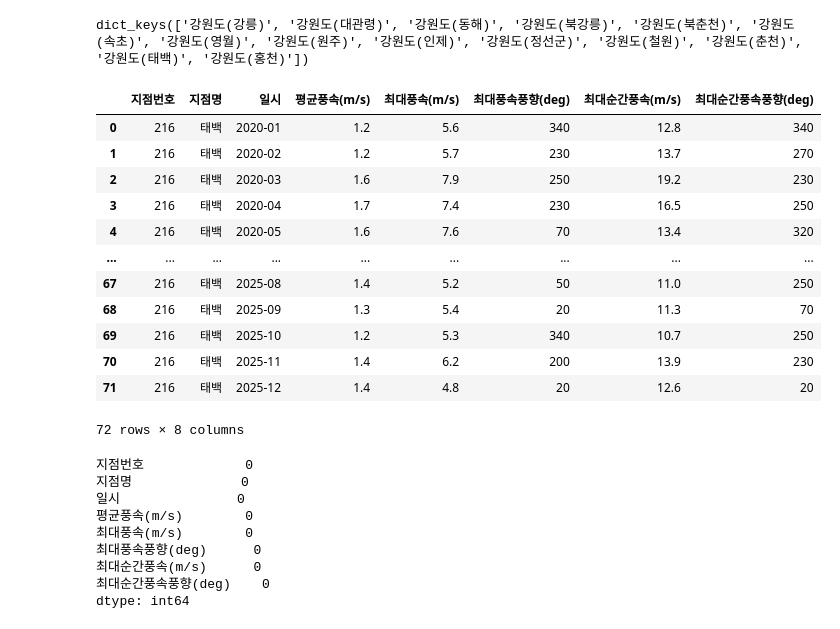
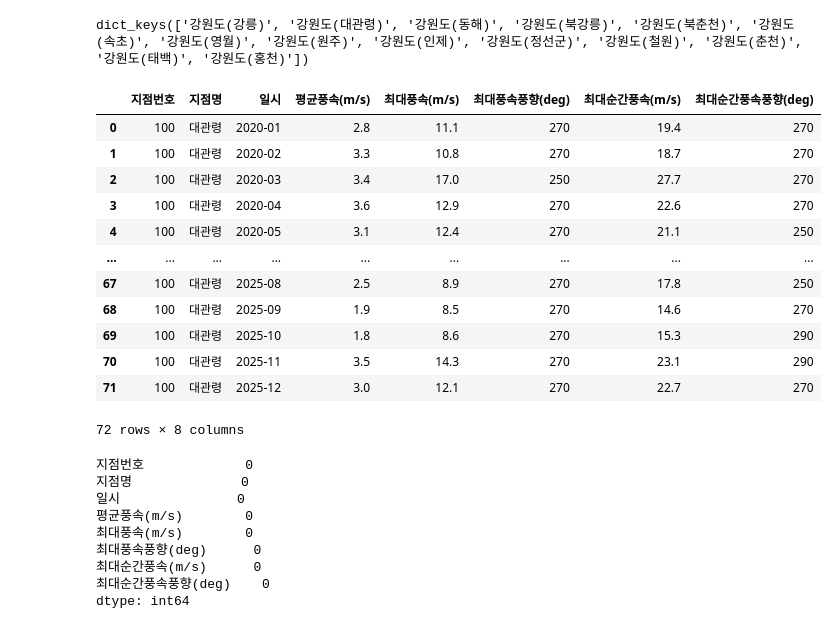
Before and after one commit to kimwjdhyun/KDT_RE_5th_Project, a Jupyter notebook: 01_DataAnalysis/energy_pr3.ipynb, the cells around one changed output. Drawn from its saved outputs; the diff is of its cells as text; code cells hidden in the pictures.

```diff
--- a/01_DataAnalysis/energy_pr3.ipynb
+++ b/01_DataAnalysis/energy_pr3.ipynb
@@ -119,20 +119,20 @@ processed_dfs.keys()
 # %% [output]
 dict_keys(['강원도(강릉)', '강원도(대관령)', '강원도(동해)', '강원도(북강릉)', '강원도(북춘천)', '강원도(속초)', '강원도(영월)', '강원도(원주)', '강원도(인제)', '강원도(정선군)', '강원도(철원)', '강원도(춘천)', '강원도(태백)', '강원도(홍천)'])
 # %%
-processed_dfs["강원도(태백)"]
+processed_dfs["강원도(대관령)"]
 # %% [output]
 |  | 지점번호 | 지점명 | 일시 | 평균풍속(m/s) | 최대풍속(m/s) | 최대풍속풍향(deg) | 최대순간풍속(m/s) | 최대순간풍속풍향(deg) |
-| 0 | 216 | 태백 | 2020-01 | 1.2 | 5.6 | 340 | 12.8 | 340 |
-| 1 | 216 | 태백 | 2020-02 | 1.2 | 5.7 | 230 | 13.7 | 270 |
-| 2 | 216 | 태백 | 2020-03 | 1.6 | 7.9 | 250 | 19.2 | 230 |
-| 3 | 216 | 태백 | 2020-04 | 1.7 | 7.4 | 230 | 16.5 | 250 |
-| 4 | 216 | 태백 | 2020-05 | 1.6 | 7.6 | 70 | 13.4 | 320 |
+| 0 | 100 | 대관령 | 2020-01 | 2.8 | 11.1 | 270 | 19.4 | 270 |
+| 1 | 100 | 대관령 | 2020-02 | 3.3 | 10.8 | 270 | 18.7 | 270 |
+| 2 | 100 | 대관령 | 2020-03 | 3.4 | 17.0 | 250 | 27.7 | 270 |
+| 3 | 100 | 대관령 | 2020-04 | 3.6 | 12.9 | 270 | 22.6 | 270 |
+| 4 | 100 | 대관령 | 2020-05 | 3.1 | 12.4 | 270 | 21.1 | 250 |
 | ... | ... | ... | ... | ... | ... | ... | ... | ... |
-| 67 | 216 | 태백 | 2025-08 | 1.4 | 5.2 | 50 | 11.0 | 250 |
-| 68 | 216 | 태백 | 2025-09 | 1.3 | 5.4 | 20 | 11.3 | 70 |
-| 69 | 216 | 태백 | 2025-10 | 1.2 | 5.3 | 340 | 10.7 | 250 |
-| 70 | 216 | 태백 | 2025-11 | 1.4 | 6.2 | 200 | 13.9 | 230 |
-| 71 | 216 | 태백 | 2025-12 | 1.4 | 4.8 | 20 | 12.6 | 20 |
+| 67 | 100 | 대관령 | 2025-08 | 2.5 | 8.9 | 270 | 17.8 | 250 |
+| 68 | 100 | 대관령 | 2025-09 | 1.9 | 8.5 | 270 | 14.6 | 270 |
+| 69 | 100 | 대관령 | 2025-10 | 1.8 | 8.6 | 270 | 15.3 | 290 |
+| 70 | 100 | 대관령 | 2025-11 | 3.5 | 14.3 | 270 | 23.1 | 290 |
+| 71 | 100 | 대관령 | 2025-12 | 3.0 | 12.1 | 270 | 22.7 | 270 |
 72 rows × 8 columns
 # %%
 #결측치가 없는지 확인
```
Also changed, not shown: parts of 1 cell of this notebook, 7 other files.
